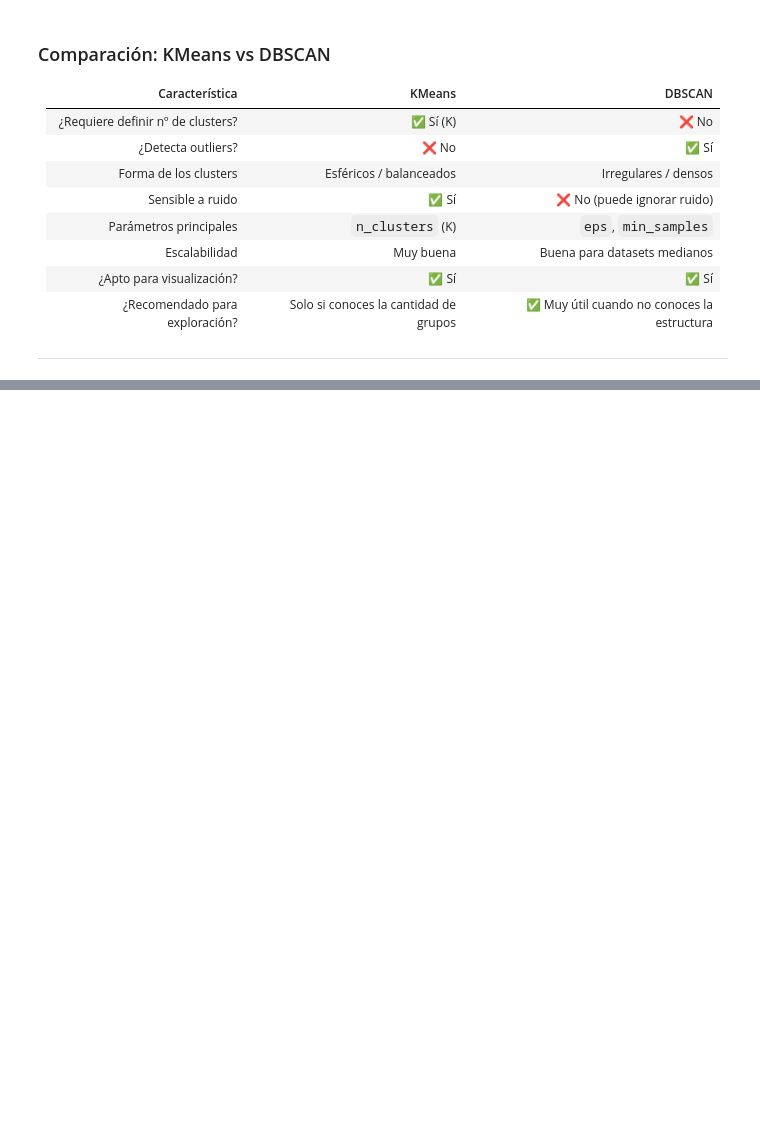
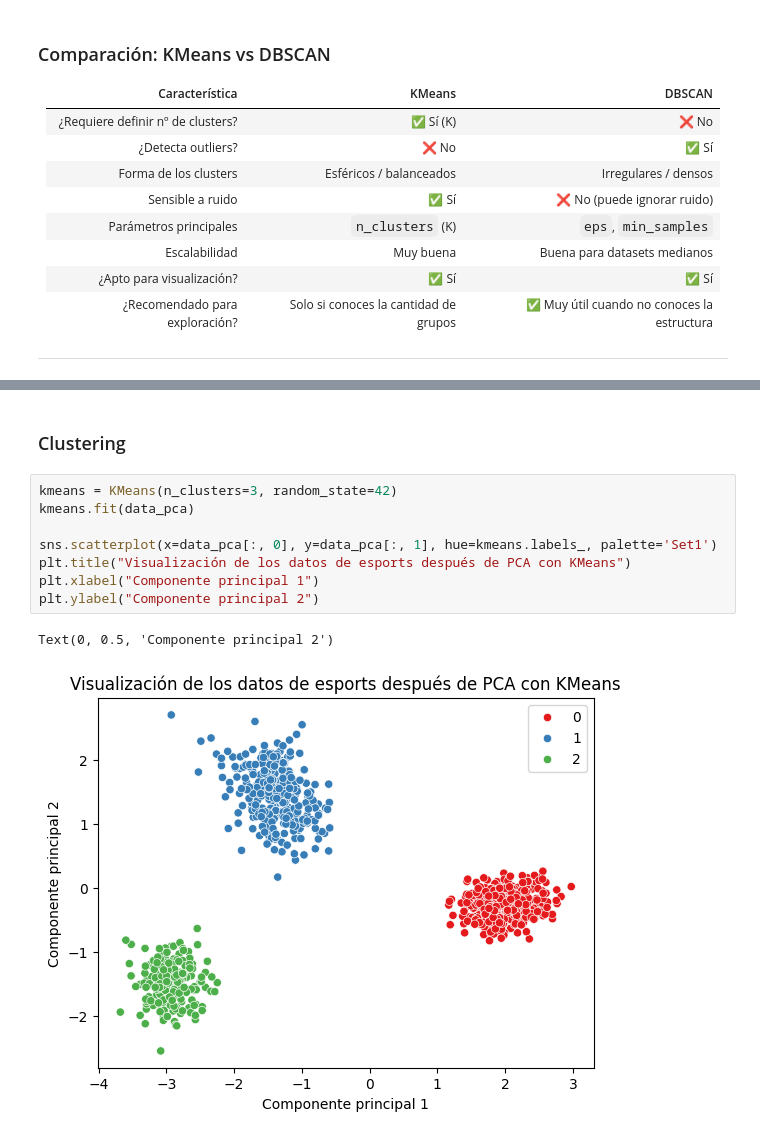
Before and after one commit to cdsaineac/Bootcamp-DS-202605, a Jupyter notebook: Clase 15 - Aprendizaje no supervisado - Clustering/Clustering.ipynb, the cells around one changed output, grey strips where cells are left out. Cells and saved outputs as stored; diff of their text form; blank space fills up the shorter version.

Commit message:
Clustering

```diff
--- a/Clase 15 - Aprendizaje no supervisado - Clustering/Clustering.ipynb
+++ b/Clase 15 - Aprendizaje no supervisado - Clustering/Clustering.ipynb
@@ -225,0 +307,13 @@ plt.show()
+# %% [markdown]
+### Clustering
+# %%
+kmeans = KMeans(n_clusters=3, random_state=42)
+kmeans.fit(data_pca)
+
+sns.scatterplot(x=data_pca[:, 0], y=data_pca[:, 1], hue=kmeans.labels_, palette='Set1')
+plt.title("Visualización de los datos de esports después de PCA con KMeans")
+plt.xlabel("Componente principal 1")
+plt.ylabel("Componente principal 2")
+# %% [output]
+Text(0, 0.5, 'Componente principal 2')
+[figure, added]
```
Also changed, not shown: parts of 13 cells of this notebook, 3 other files.
